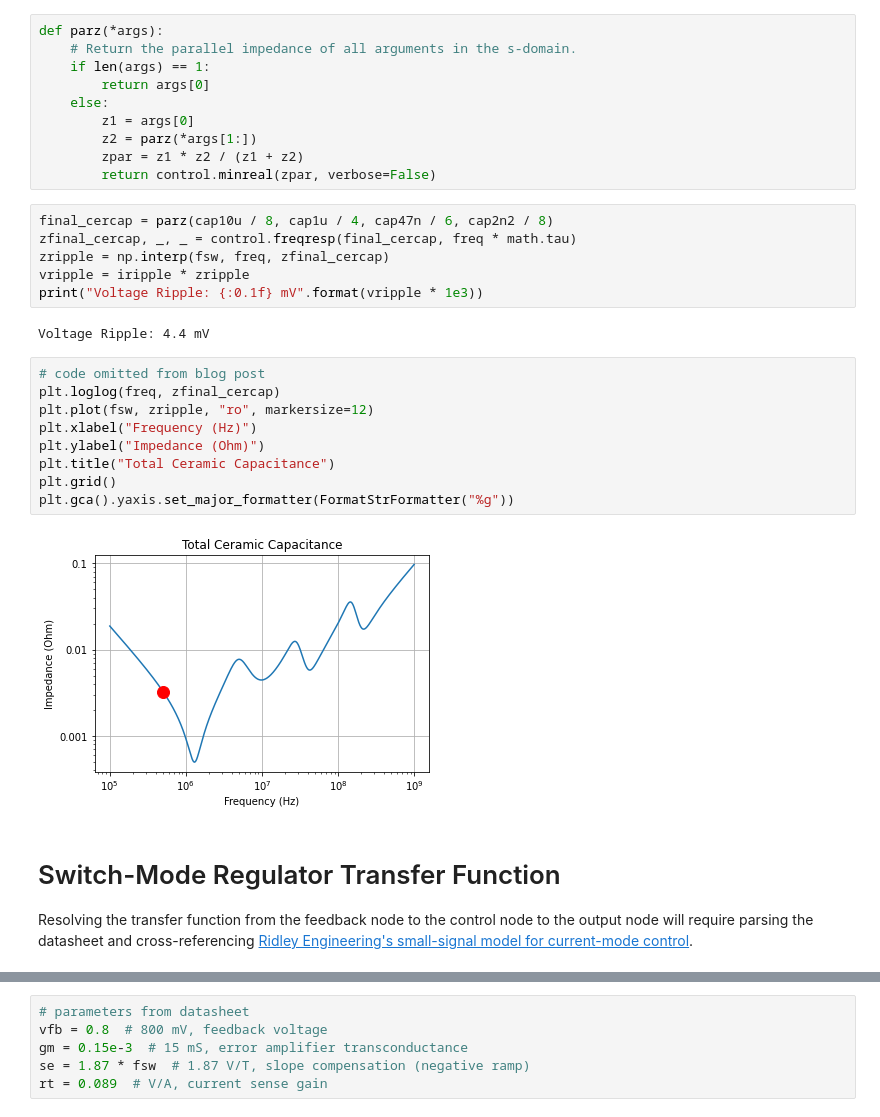
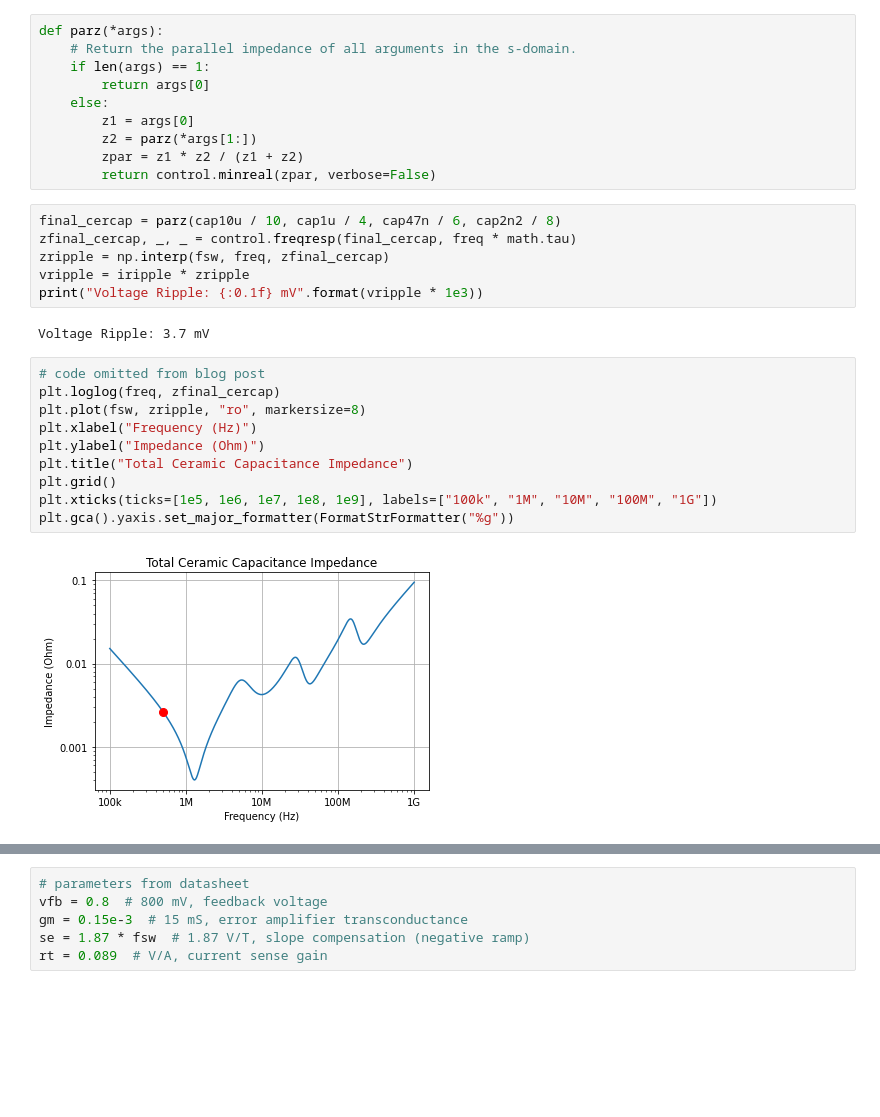
Before and after one commit to amosborne/buck-converter-stability, a Jupyter notebook: analysis.ipynb, the cells around one changed output, grey strips where cells are left out. Saved outputs shown, nothing was run; the diff lists cells and outputs as text; blank space fills up the shorter version.

```diff
--- a/analysis.ipynb
+++ b/analysis.ipynb
@@ -116,25 +120,22 @@ def parz(*args):
         zpar = z1 * z2 / (z1 + z2)
         return control.minreal(zpar, verbose=False)
 # %%
-final_cercap = parz(cap10u / 8, cap1u / 4, cap47n / 6, cap2n2 / 8)
+final_cercap = parz(cap10u / 10, cap1u / 4, cap47n / 6, cap2n2 / 8)
 zfinal_cercap, _, _ = control.freqresp(final_cercap, freq * math.tau)
 zripple = np.interp(fsw, freq, zfinal_cercap)
 vripple = iripple * zripple
 print("Voltage Ripple: {:0.1f} mV".format(vripple * 1e3))
 # %% [output]
-Voltage Ripple: 4.4 mV
+Voltage Ripple: 3.7 mV
 # %%
 # code omitted from blog post
 plt.loglog(freq, zfinal_cercap)
-plt.plot(fsw, zripple, "ro", markersize=12)
+plt.plot(fsw, zripple, "ro", markersize=8)
 plt.xlabel("Frequency (Hz)")
 plt.ylabel("Impedance (Ohm)")
-plt.title("Total Ceramic Capacitance")
+plt.title("Total Ceramic Capacitance Impedance")
 plt.grid()
+plt.xticks(ticks=[1e5, 1e6, 1e7, 1e8, 1e9], labels=["100k", "1M", "10M", "100M", "1G"])
 plt.gca().yaxis.set_major_formatter(FormatStrFormatter("%g"))
 # %% [output]
-[figure, old version]
+[figure, new version]
-# %% [markdown]
-# Switch-Mode Regulator Transfer Function
-
- Resolving the transfer function from the feedback node to the control node to the output node will require parsing the datasheet and cross-referencing [Ridley Engineering's small-signal model for current-mode control](https://ridleyengineering.com/images/current_mode_book/CurrentModeControl.pdf).
```
Also changed, not shown: parts of 13 cells of this notebook.
